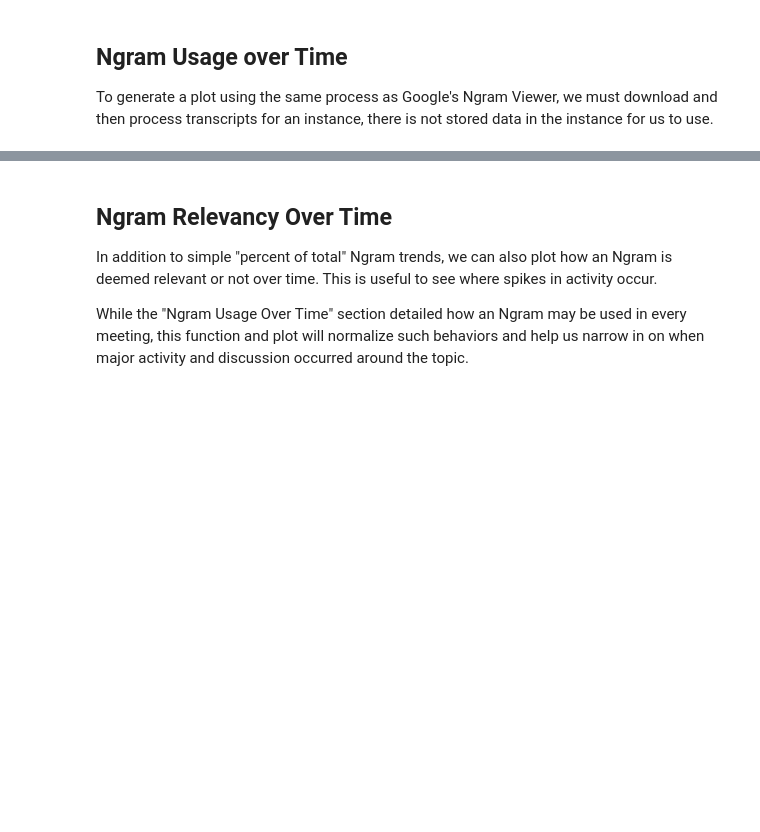
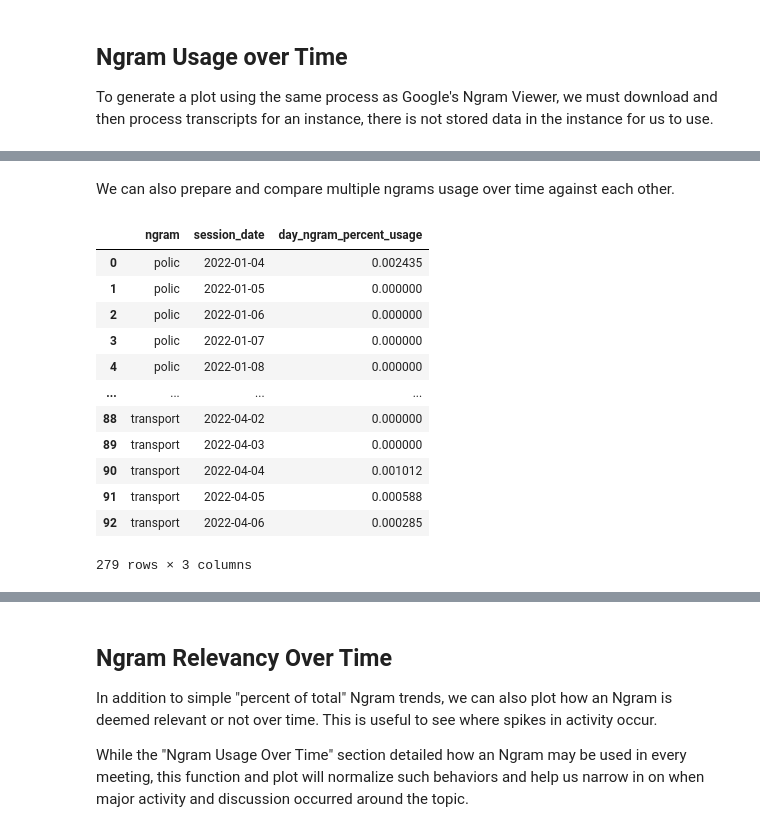
Before and after one commit to CouncilDataProject/cdp-data, a Jupyter notebook: notebooks/plot_keyword_history.ipynb, the cells around one changed output, grey strips where cells are left out. Drawn from its saved outputs; the diff is of its cells as text; code cells hidden in the pictures; blank space fills up the shorter version.

```diff
--- a/notebooks/plot_keyword_history.ipynb
+++ b/notebooks/plot_keyword_history.ipynb
@@ -12,0 +76,23 @@ To generate a plot using the same process as Google's Ngram Viewer, we must down
+# %% [markdown]
+We can also prepare and compare multiple ngrams usage over time against each other.
+# %%
+gram_history = pd.concat([
+    prepped_police_data,
+    prepare_ngram_usage_history_plotting_data("housing", ngram_usage_counts),
+    prepare_ngram_usage_history_plotting_data("transportation", ngram_usage_counts),
+])
+gram_history
+# %% [output]
+|  | ngram | session_date | day_ngram_percent_usage |
+| 0 | polic | 2022-01-04 | 0.002435 |
+| 1 | polic | 2022-01-05 | 0.000000 |
+| 2 | polic | 2022-01-06 | 0.000000 |
+| 3 | polic | 2022-01-07 | 0.000000 |
+| 4 | polic | 2022-01-08 | 0.000000 |
+| ... | ... | ... | ... |
+| 88 | transport | 2022-04-02 | 0.000000 |
+| 89 | transport | 2022-04-03 | 0.000000 |
+| 90 | transport | 2022-04-04 | 0.001012 |
+| 91 | transport | 2022-04-05 | 0.000588 |
+| 92 | transport | 2022-04-06 | 0.000285 |
+279 rows × 3 columns
```
Also changed, not shown: parts of 15 cells of this notebook.
